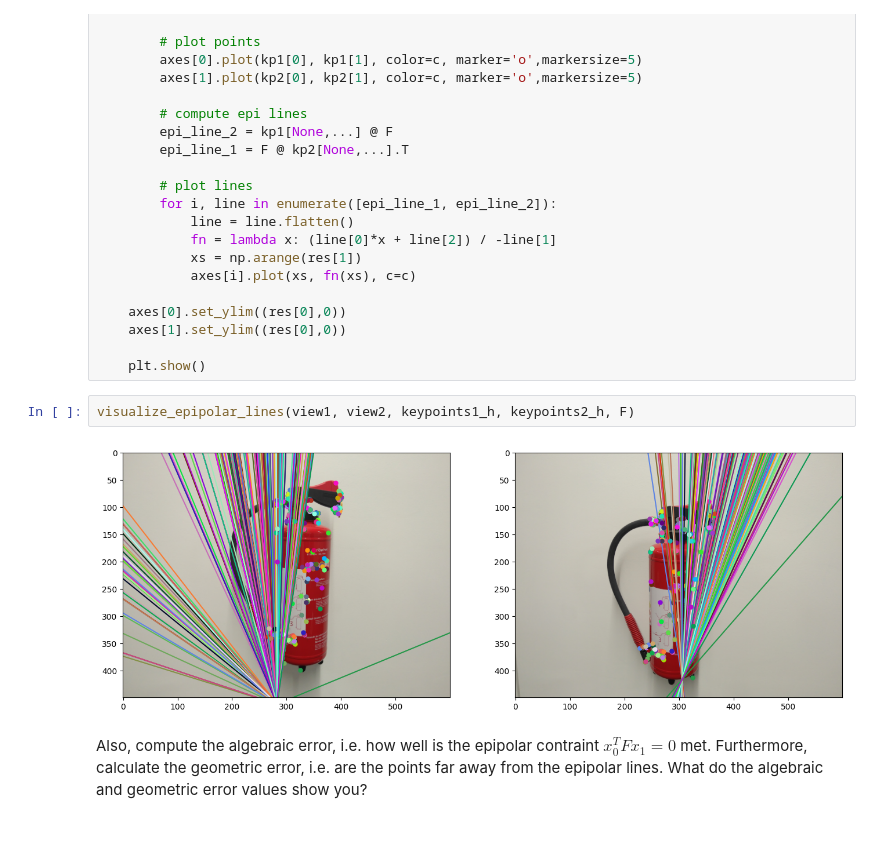
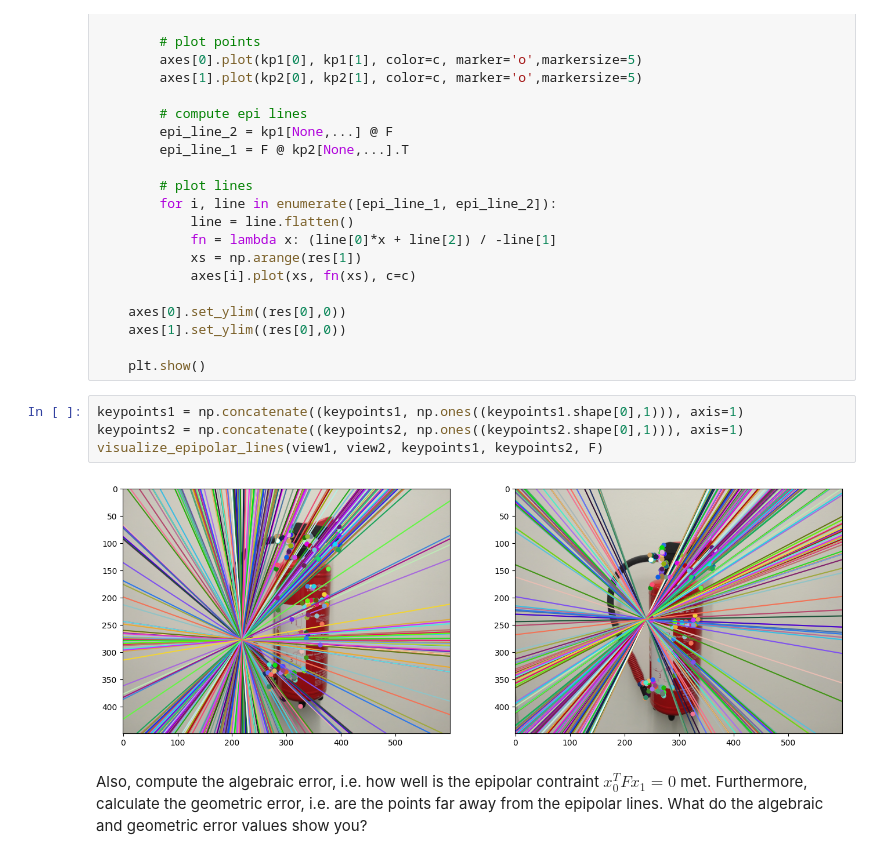
Before and after one commit to add-IV/3dcv-students, a Jupyter notebook: 5.0-tl-fundamental-matrix.ipynb, the cells around one changed output. Drawn from its saved outputs; the diff is of its cells as text.

```diff
--- a/5.0-tl-fundamental-matrix.ipynb
+++ b/5.0-tl-fundamental-matrix.ipynb
@@ -154,10 +154,12 @@ def visualize_epipolar_lines(img1, img2, keypoints1, keypoints2, F):
     axes[1].set_ylim((res[0],0))
 
     plt.show()
-# %%
-visualize_epipolar_lines(view1, view2, keypoints1_h, keypoints2_h, F)
-# %% [output]
-[figure, removed]
+# %%
+keypoints1 = np.concatenate((keypoints1, np.ones((keypoints1.shape[0],1))), axis=1)
+keypoints2 = np.concatenate((keypoints2, np.ones((keypoints2.shape[0],1))), axis=1)
+visualize_epipolar_lines(view1, view2, keypoints1, keypoints2, F)
+# %% [output]
+[figure, added]
 # %% [markdown]
 Also, compute the algebraic error, i.e. how well is the epipolar contraint $x_0^TFx_1=0$ met.
 Furthermore, calculate the geometric error, i.e. are the points far away from the epipolar lines.
```
Also changed, not shown: parts of 7 cells of this notebook.
